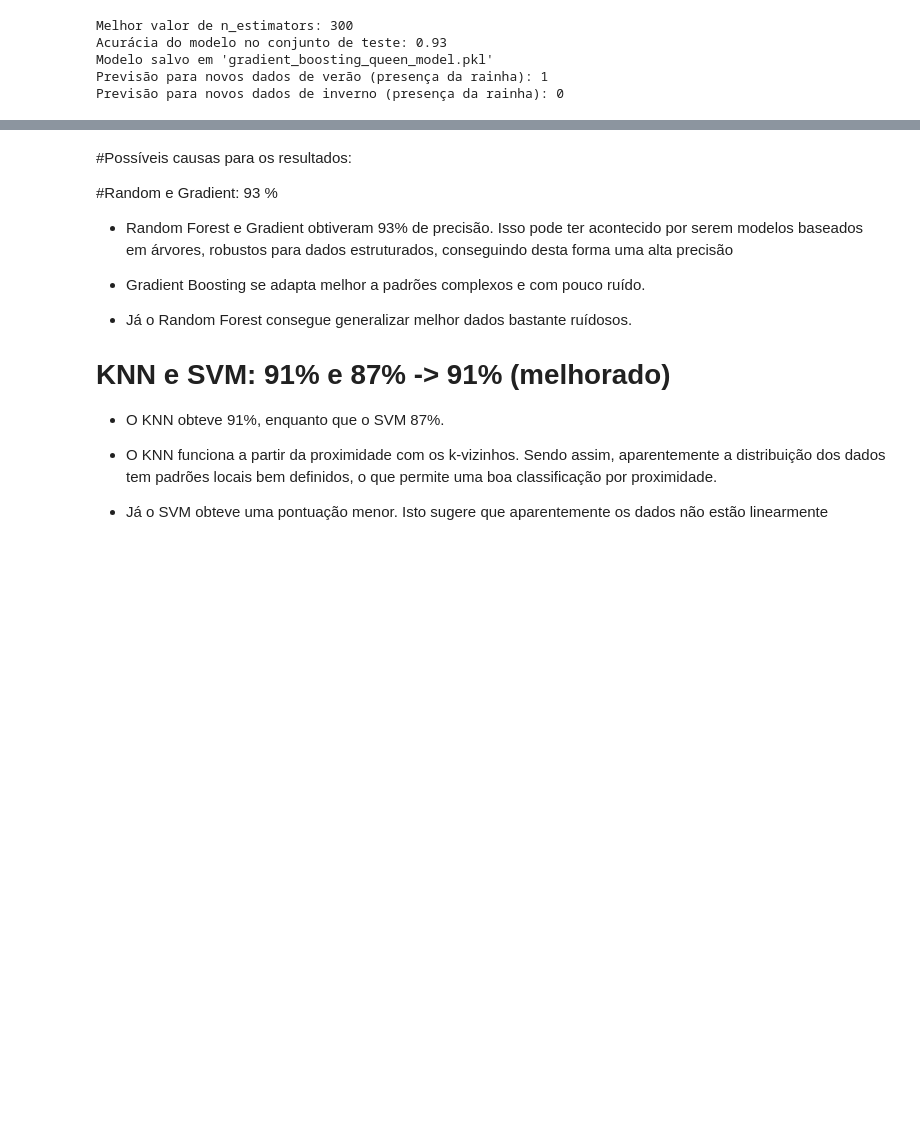
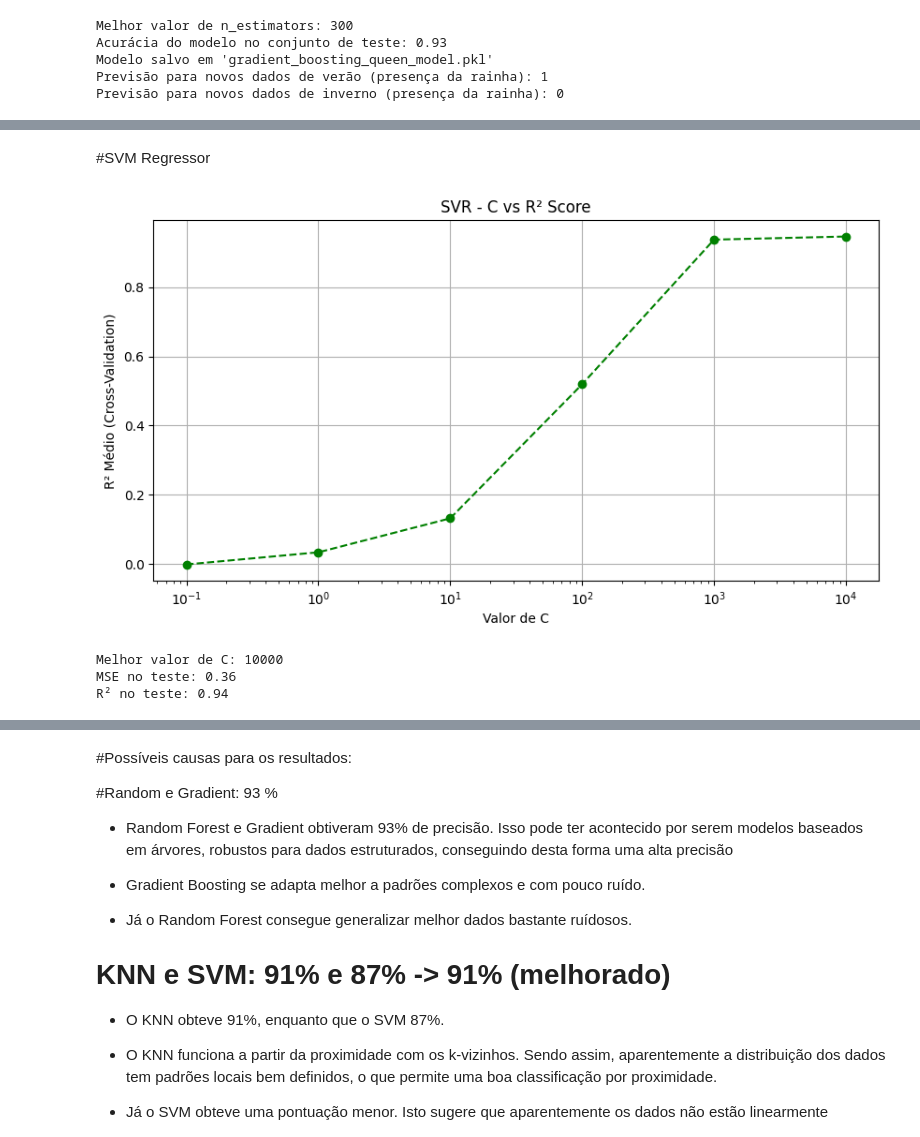
Before and after one commit to matheusbuenowb/Data-Mining-Bee-Colony, a Jupyter notebook: Atividade_IC.ipynb, the cells around one changed output, grey strips where cells are left out. Saved outputs shown, nothing was run; the diff lists cells and outputs as text; code cells hidden in the pictures; blank space fills up the shorter version.

```diff
--- a/Atividade_IC.ipynb
+++ b/Atividade_IC.ipynb
@@ -321,0 +420,37 @@ Previsão para novos dados de inverno (presença da rainha): 0
+# %% [markdown]
+#SVM Regressor
+# %%
+from sklearn.svm import SVR
+from sklearn.metrics import mean_squared_error, r2_score
+from sklearn.preprocessing import StandardScaler
+
+# Padronizando os dados
+scaler = StandardScaler()
+X_scaled = scaler.fit_transform(X)
+
+# Testando diferentes valores de C
+C_values = [ 0.1, 1, 10, 100, 1000, 10000]
+r2_scores = []
+
+for C in C_values:
+    model = SVR(kernel='rbf', C=C)
+    scores = cross_val_score(model, X_train, y_train, cv=5, scoring='r2')
+    r2_scores.append(scores.mean())
+
+
+plotValuesRegressor('Valor de C', 'SVR - C vs R² Score',
+                    C_values, r2_scores, 'log')
+
+# Melhor C
+best_C = C_values[r2_scores.index(max(r2_scores))]
+print(f"Melhor valor de C: {best_C}")
+
+# Treinamento e avaliação final
+model = SVR(kernel='rbf', C=best_C)
+
+trainModelRegressor(model, 'svm_regressor_model.pkl')
+# %% [output]
+[figure, added]
+Melhor valor de C: 10000
+MSE no teste: 0.36
+R² no teste: 0.94
```
Also changed, not shown: parts of 12 cells of this notebook.
